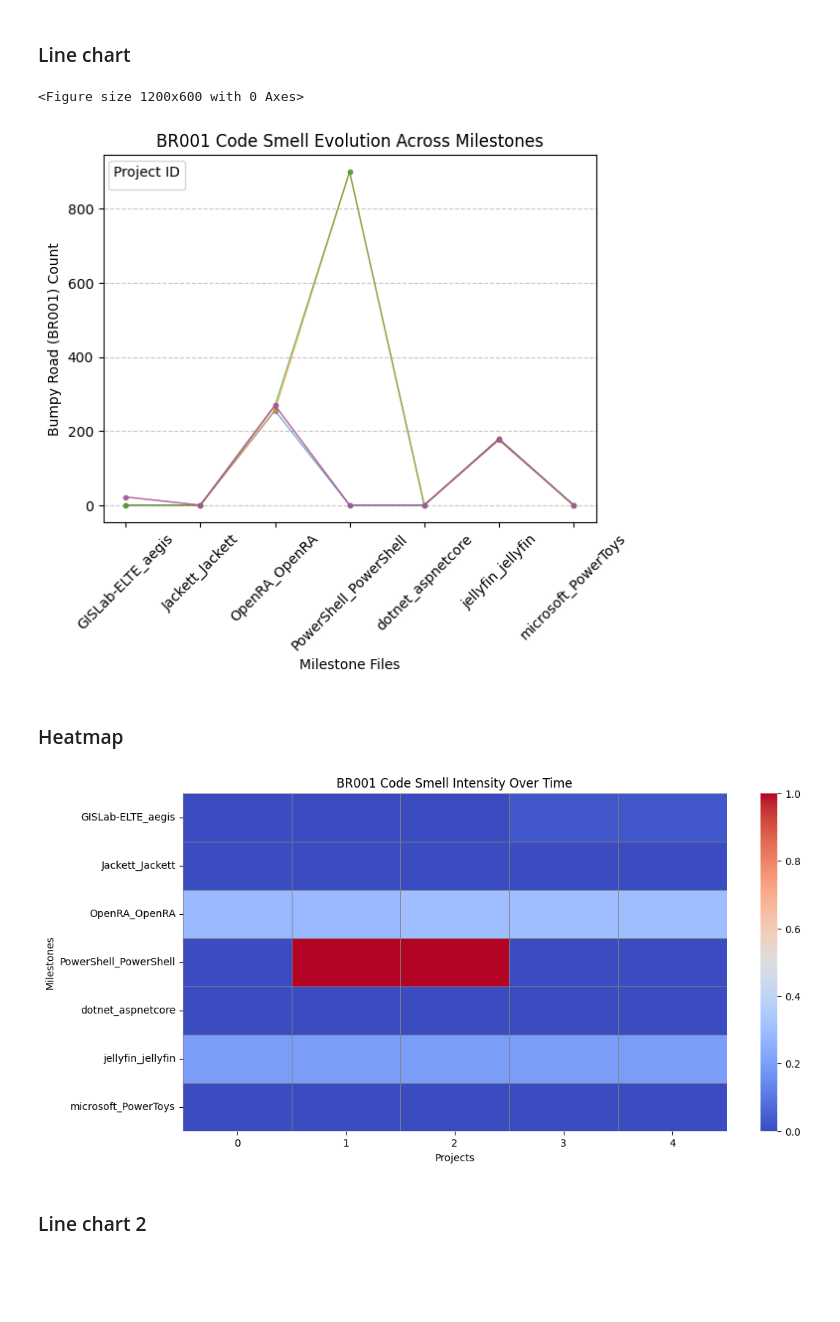
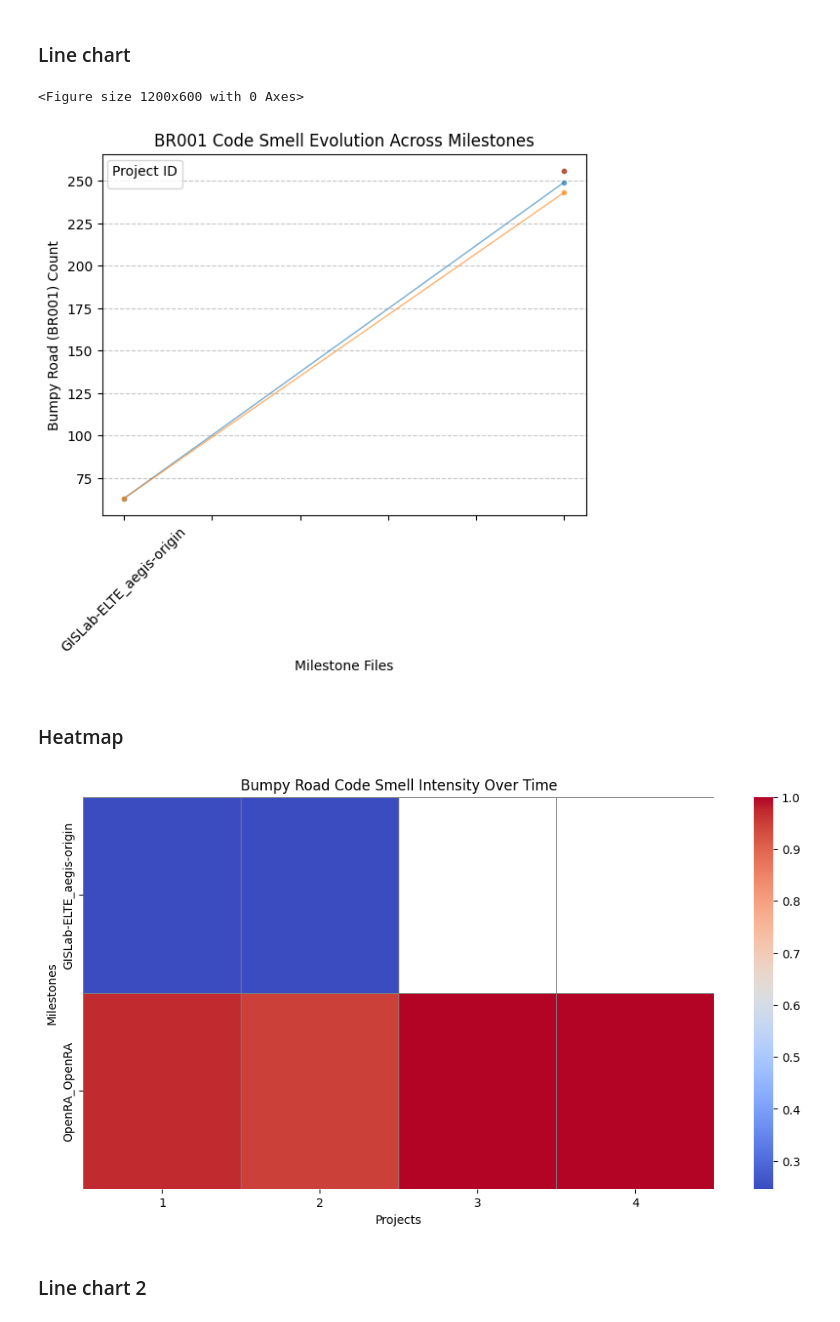
Before and after one commit to petercsaszar/code-metrics, a Jupyter notebook: gitlab_extractor/visualization/visualize_public_projects.ipynb, the cells around one changed output. Saved outputs shown, nothing was run; the diff lists cells and outputs as text; code cells hidden in the pictures; blank space fills up the shorter version.

Commit message:
fix: visualize all public project results

```diff
--- a/gitlab_extractor/visualization/visualize_public_projects.ipynb
+++ b/gitlab_extractor/visualization/visualize_public_projects.ipynb
@@ -74,0 +79,20 @@ df_lcom = df_fpc.sort_index()
+# %%
+bumpy_data = {k: v for k, v in bumpy_data.items() if any(vv != 0 for vv in v.values())}
+df_bumpy = pd.DataFrame.from_dict(bumpy_data, orient='index')
+df_bumpy = df_bumpy.sort_index()
+
+fpc_data = {k: v for k, v in fpc_data.items() if any(vv != 0 for vv in v.values())}
+df_fpc = pd.DataFrame.from_dict(fpc_data, orient='index')
+df_fpc = df_fpc.sort_index()
+
+lcom5_data = {k: v for k, v in lcom5_data.items() if any(vv != 0 for vv in v.values())}
+df_lcom5 = pd.DataFrame.from_dict(lcom5_data, orient='index')
+df_lcom5 = df_lcom5.sort_index()
+
+lcom4_data = {k: v for k, v in lcom4_data.items() if any(vv != 0 for vv in v.values())}
+df_lcom4 = pd.DataFrame.from_dict(lcom4_data, orient='index')
+df_lcom4 = df_lcom4.sort_index()
+
+loc_data = {k: v for k, v in loc_data.items() if any(vv != 0 for vv in v.values())}
+df_loc = pd.DataFrame.from_dict(loc_data, orient='index')
+df_loc = df_loc.sort_index()
@@ -113,26 +144,26 @@ plt.grid(axis="y", linestyle="--", alpha=0.7)
 plt.show()
 # %% [output]
 <Figure size 1200x600 with 0 Axes>
-[figure, old version]
+[figure, new version]
 # %% [markdown]
 ### Heatmap
 # %%
 # Normalize values to improve visualization
 df_normalized = df_bumpy / df_bumpy.max().max()
 
 # Plot heatmap
 plt.figure(figsize=(12, 6))
 sns.heatmap(df_normalized, cmap="coolwarm", linewidths=0.5, linecolor="gray")
 
 # Labels
 plt.xlabel("Projects")
 plt.ylabel("Milestones")
-plt.title("BR001 Code Smell Intensity Over Time")
+plt.title("Bumpy Road Code Smell Intensity Over Time")
 
 # Show plot
 plt.show()
 # %% [output]
-[figure, old version]
+[figure, new version]
 # %% [markdown]
 ### Line chart 2
 # %%
```
Also changed, not shown: parts of 28 cells of this notebook, 3 other files.
